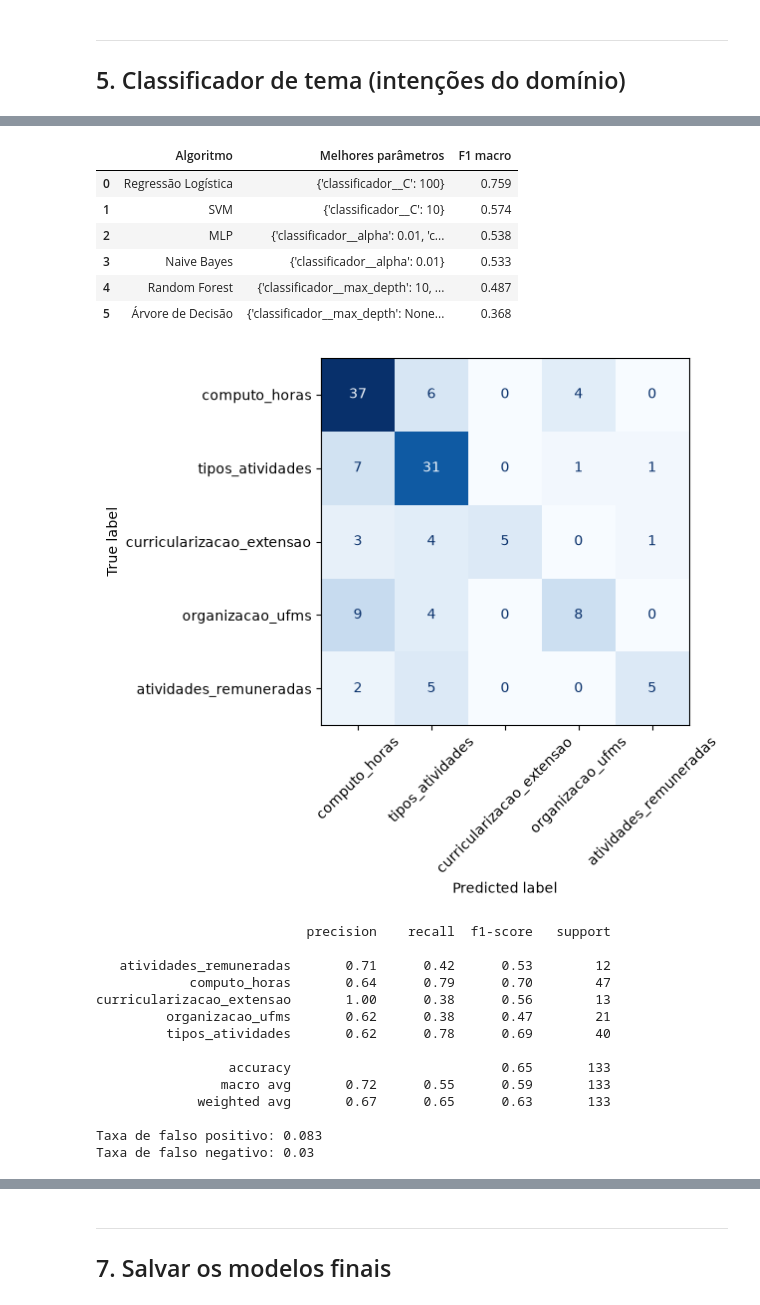
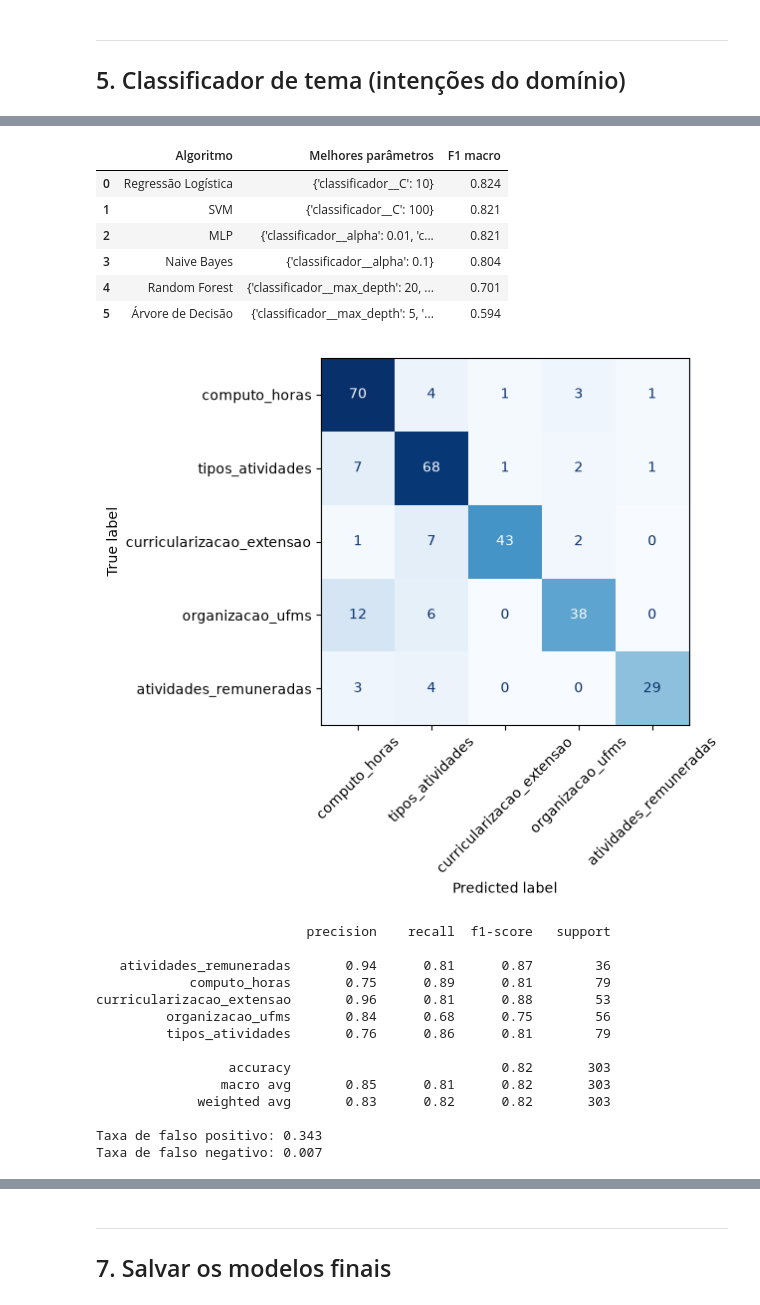
Before and after one commit to dudamacedo26/IA-2026-02-TP-Chatbot, a Jupyter notebook: notebooks/01_trabalho_grupo.ipynb, the cells around one changed output, grey strips where cells are left out. Saved outputs shown, nothing was run; the diff lists cells and outputs as text; code cells hidden in the pictures.

```diff
--- a/notebooks/01_trabalho_grupo.ipynb
+++ b/notebooks/01_trabalho_grupo.ipynb
@@ -442,7 +442,7 @@ busca_svm_tema.fit(treino_dom["texto"], treino_dom["intencao"])
 resultados = []
 
 buscas = {
-    "Regressão Logística": busca_regressao,
+    "Regressão Logística": busca_regressao_tema,
     "Árvore de Decisão": busca_arvore_tema,
     "MLP": busca_mlp_tema,
     "Random Forest": busca_floresta_aleatoria_tema,
@@ -466,49 +466,49 @@ tab_resultados = tab_resultados.sort_values(
 display(tab_resultados.round(3))
 # %% [output]
 |  | Algoritmo | Melhores parâmetros | F1 macro |
-| 0 | Regressão Logística | {'classificador__C': 100} | 0.759 |
-| 1 | SVM | {'classificador__C': 10} | 0.574 |
-| 2 | MLP | {'classificador__alpha': 0.01, 'c... | 0.538 |
-| 3 | Naive Bayes | {'classificador__alpha': 0.01} | 0.533 |
-| 4 | Random Forest | {'classificador__max_depth': 10, ... | 0.487 |
-| 5 | Árvore de Decisão | {'classificador__max_depth': None... | 0.368 |
+| 0 | Regressão Logística | {'classificador__C': 10} | 0.824 |
+| 1 | SVM | {'classificador__C': 100} | 0.821 |
+| 2 | MLP | {'classificador__alpha': 0.01, 'c... | 0.821 |
+| 3 | Naive Bayes | {'classificador__alpha': 0.1} | 0.804 |
+| 4 | Random Forest | {'classificador__max_depth': 20, ... | 0.701 |
+| 5 | Árvore de Decisão | {'classificador__max_depth': 5, '... | 0.594 |
 # %%
 melhor_classificador = max(buscas, key=lambda nome: buscas[nome].best_score_)
-clf_escopo = buscas[melhor_classificador].best_estimator_
+clf_tema = buscas[melhor_classificador].best_estimator_
 
 prev_tema = cross_val_predict(clf_tema, treino_dom["texto"], treino_dom["intencao"], cv=cv)
 ConfusionMatrixDisplay.from_predictions(treino_dom["intencao"], prev_tema, labels=config.nomes_intencoes,
                                         cmap="Blues", colorbar=False, xticks_rotation=45)
 plt.grid(False)
 plt.show()
 print(classification_report(treino_dom["intencao"], prev_tema, zero_division=0))
 
 real = treino["escopo"].to_numpy()
 
 falso_positivo = ((real != "dominio") & (prev_cv == "dominio")).sum()
 falso_negativo = ((real == "dominio") & (prev_cv != "dominio")).sum()
 
 total_negativas = (real != "dominio").sum()
 total_dominio = (real == "dominio").sum()
 
 print("Taxa de falso positivo:", round(falso_positivo / total_negativas, 3))
 print("Taxa de falso negativo:", round(falso_negativo / total_dominio, 3))
 # %% [output]
-[figure, old version]
+[figure, new version]
                            precision    recall  f1-score   support
 
-   atividades_remuneradas       0.71      0.42      0.53        12
-            computo_horas       0.64      0.79      0.70        47
-curricularizacao_extensao       1.00      0.38      0.56        13
-         organizacao_ufms       0.62      0.38      0.47        21
-         tipos_atividades       0.62      0.78      0.69        40
+   atividades_remuneradas       0.94      0.81      0.87        36
+            computo_horas       0.75      0.89      0.81        79
+curricularizacao_extensao       0.96      0.81      0.88        53
+         organizacao_ufms       0.84      0.68      0.75        56
+         tipos_atividades       0.76      0.86      0.81        79
 
-                 accuracy                           0.65       133
-                macro avg       0.72      0.55      0.59       133
-             weighted avg       0.67      0.65      0.63       133
+                 accuracy                           0.82       303
+                macro avg       0.85      0.81      0.82       303
+             weighted avg       0.83      0.82      0.82       303
 
-Taxa de falso positivo: 0.083
-Taxa de falso negativo: 0.03
+Taxa de falso positivo: 0.343
+Taxa de falso negativo: 0.007
 # %% [markdown]
 ---
 ## 6. Limiar de confiança
```
Also changed, not shown: parts of 8 cells of this notebook, 11 other files.
